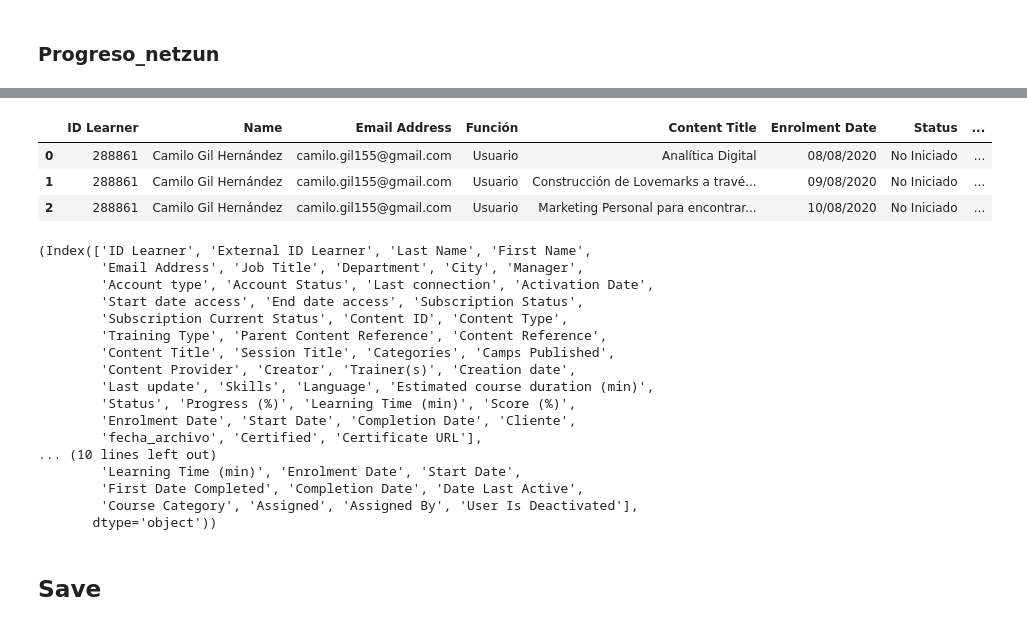
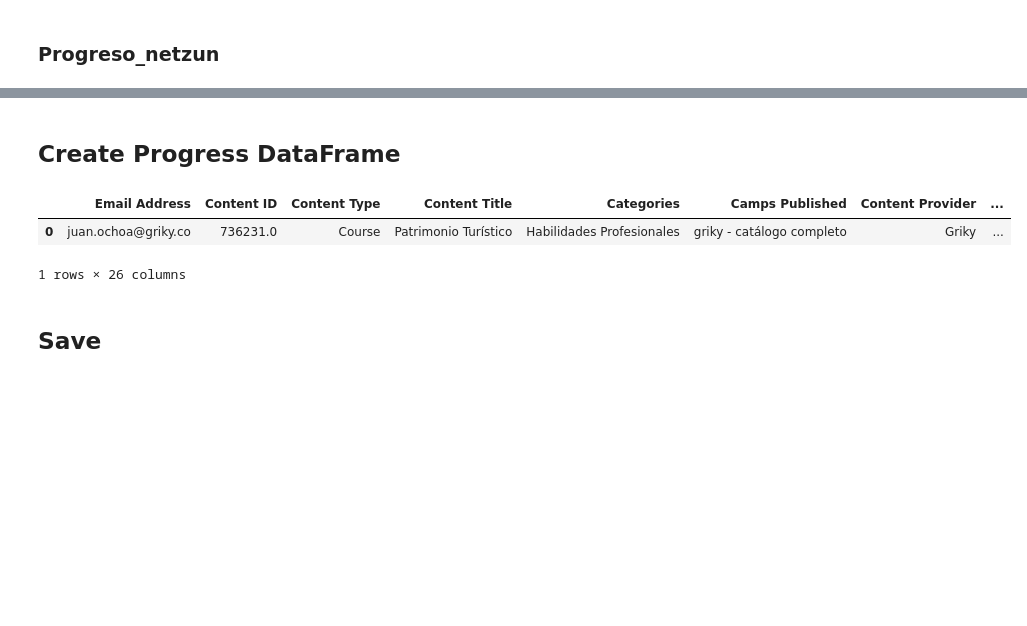
Before and after one commit to estebangaviria/Reporting_Data, a Jupyter notebook: main_.ipynb, the cells around one changed output, grey strips where cells are left out. Cells and saved outputs as stored; diff of their text form; code cells hidden in the pictures; blank space fills up the shorter version.

```diff
--- a/main_.ipynb
+++ b/main_.ipynb
@@ -113,0 +290,10 @@ df_usuarios_msc.sample(1).head(1)
+# %%
+usuarios_griky = df_usuarios_msc[df_usuarios_msc['Cliente'] == 'Griky']['Email Address']
+not_griky = df_usuarios_msc['Cliente'] != 'Griky'
+in_list = df_usuarios_msc['Email Address'].isin(usuarios_griky)
+filter_ = not_griky & in_list
+df_usuarios_msc = df_usuarios_msc[~filter_]
+duplicated_df = df_usuarios_msc[df_usuarios_msc.duplicated(subset='Email Address', keep=False)]
+df_usuarios_msc = df_usuarios_msc.drop_duplicates(subset='Email Address', keep='last')
+#df_usuarios_msc[ 'Email Address'] = df_usuarios_msc['Email Address'].str.lower().str.strip()
+df_usuarios_msc['Email Address'] = df_usuarios_msc['Email Address'].str.lower().str.replace('[^a-zA-Z@.]', '', regex=True)
@@ -133,4 +341,2 @@ df_progreso_msc = df_progreso_msc[ ~condition_external_catalog]
 # %% [markdown]
 ### Progreso_udemy
-# %%
-df_progreso_udemy['Name'] = df_progreso_udemy['User First Name'] + " " + df_progreso_udemy['User Last Name']
@@ -264,32 +359,42 @@ final_feautres_dic_progreso_msc = [
-# %%
-df_progreso_netzun.rename(columns=rename_dic_progreso_netzun, inplace=True)
-df_progreso_udemy.rename(columns=rename_dic_progreso_udemy, inplace=True)
-df_progreso_netzun.head(3)
-# %% [output]
-|  | ID Learner | Name | Email Address | Función | Content Title | Enrolment Date | Status | ... |
-| 0 | 288861 | Camilo Gil Hernández | camilo.gil155@gmail.com | Usuario | Analítica Digital | 08/08/2020 | No Iniciado | ... |
-| 1 | 288861 | Camilo Gil Hernández | camilo.gil155@gmail.com | Usuario | Construcción de Lovemarks a travé... | 09/08/2020 | No Iniciado | ... |
-| 2 | 288861 | Camilo Gil Hernández | camilo.gil155@gmail.com | Usuario | Marketing Personal para encontrar... | 10/08/2020 | No Iniciado | ... |
-# %%
-df_progreso_msc.columns, df_progreso_netzun.columns, df_progreso_udemy.columns
-# %% [output]
-(Index(['ID Learner', 'External ID Learner', 'Last Name', 'First Name',
-        'Email Address', 'Job Title', 'Department', 'City', 'Manager',
-        'Account type', 'Account Status', 'Last connection', 'Activation Date',
-        'Start date access', 'End date access', 'Subscription Status',
-        'Subscription Current Status', 'Content ID', 'Content Type',
-        'Training Type', 'Parent Content Reference', 'Content Reference',
-        'Content Title', 'Session Title', 'Categories', 'Camps Published',
-        'Content Provider', 'Creator', 'Trainer(s)', 'Creation date',
-        'Last update', 'Skills', 'Language', 'Estimated course duration (min)',
-        'Status', 'Progress (%)', 'Learning Time (min)', 'Score (%)',
-        'Enrolment Date', 'Start Date', 'Completion Date', 'Cliente',
-        'fecha_archivo', 'Certified', 'Certificate URL'],
-... (10 lines left out)
-        'Learning Time (min)', 'Enrolment Date', 'Start Date',
-        'First Date Completed', 'Completion Date', 'Date Last Active',
-        'Course Category', 'Assigned', 'Assigned By', 'User Is Deactivated'],
-       dtype='object'))
+# %%
+def convert_to_minutes(time_string):
+    h, m, s = map(int, time_string.split(':'))
+    return h*60 + m + s/60
+# %%
+df_progreso_netzun.rename(columns=rename_dic_progreso_netzun, inplace=True)
+df_progreso_netzun['Cliente'] = df_progreso_netzun['Cliente'].replace(rename_dic_progreso_netzun_cliente)
+df_progreso_netzun['Catalogo'] = 'Netzun'
+#df_progreso_netzun['Status'] = df_progreso_netzun['Status'].apply(lambda x: 'Completed' if x == 'Completado con Certificado' or x == 'Completado' else ('Not Started' if x == 'No Iniciado' else 'In Progress' if x == 'En Progreso' else "") )
+df_progreso_netzun['Status'] = df_progreso_netzun['Status'].replace({
+                                                                        'Completado con Certificado' : 'Completed',
+                                                                        'Completado' : 'Completed',
+                                                                        'No Iniciado' : 'Not Started',
+                                                                        'En Progreso' : 'In Progress' })
+df_progreso_netzun['Progress (%)'] = df_progreso_netzun['Progress (%)'].str.replace('%', '').astype('Int16')
+#df_progreso_netzun['Progress (%)'] = df_progreso_netzun['Progress (%)'].str.replace('%', '').str.strip().replace('', np.nan).astype('Int16')
+df_progreso_netzun['Learning Time (min)'] = df_progreso_netzun['Learning Time (min)'].apply(convert_to_minutes)
+df_progreso_netzun['Completion Date'] = df_progreso_netzun.apply(
+    lambda row: row['Date Last Active'] if row['Progress (%)'] == 100 else '', axis=1)
+df_progreso_netzun['Email Address'] = df_progreso_netzun['Email Address'].str.lower().str.strip().str.replace('[^a-zA-Z@.]', '', regex=True)
+df_progreso_netzun['Enrolment Date'] = pd.to_datetime(df_progreso_netzun['Enrolment Date'], format='%d/%m/%Y')
+df_progreso_netzun['Completion Date'] = pd.to_datetime(df_progreso_netzun['Enrolment Date'], format='%d/%m/%Y')
+df_progreso_netzun = df_progreso_netzun[final_feautres_dic_progreso_netzun]
+# %% [markdown]
+## Create Progress DataFrame
+# %%
+df_progreso_consolidado = pd.concat([df_progreso_msc, df_progreso_udemy,df_progreso_netzun], ignore_index=True)
+df_progreso_consolidado['Date Last Active'] = pd.to_datetime(df_progreso_consolidado['Date Last Active'], format='%Y/%m/%d', errors='coerce')
+df_progreso_consolidado['Date Last Active'] = df_progreso_consolidado['Date Last Active'].dt.date
+df_progreso_consolidado['Creation date'] =df_progreso_consolidado['Creation date'].dt.date
+df_progreso_consolidado['Last update'] =df_progreso_consolidado['Last update'].dt.date
+df_progreso_consolidado['Enrolment Date'] =df_progreso_consolidado['Enrolment Date'].dt.date
+df_progreso_consolidado['Start Date'] =df_progreso_consolidado['Start Date'].dt.date
+df_progreso_consolidado['Completion Date'] =df_progreso_consolidado['Completion Date'].dt.date
+df_progreso_consolidado.head(1)
+# %% [output]
+|  | Email Address | Content ID | Content Type | Content Title | Categories | Camps Published | Content Provider | ... |
+| 0 | juan.ochoa@griky.co | 736231.0 | Course | Patrimonio Turístico | Habilidades Profesionales | griky - catálogo completo | Griky | ... |
+1 rows × 26 columns
 # %% [markdown]
 ## Save
 # %%
```
Also changed, not shown: parts of 24 cells of this notebook.
